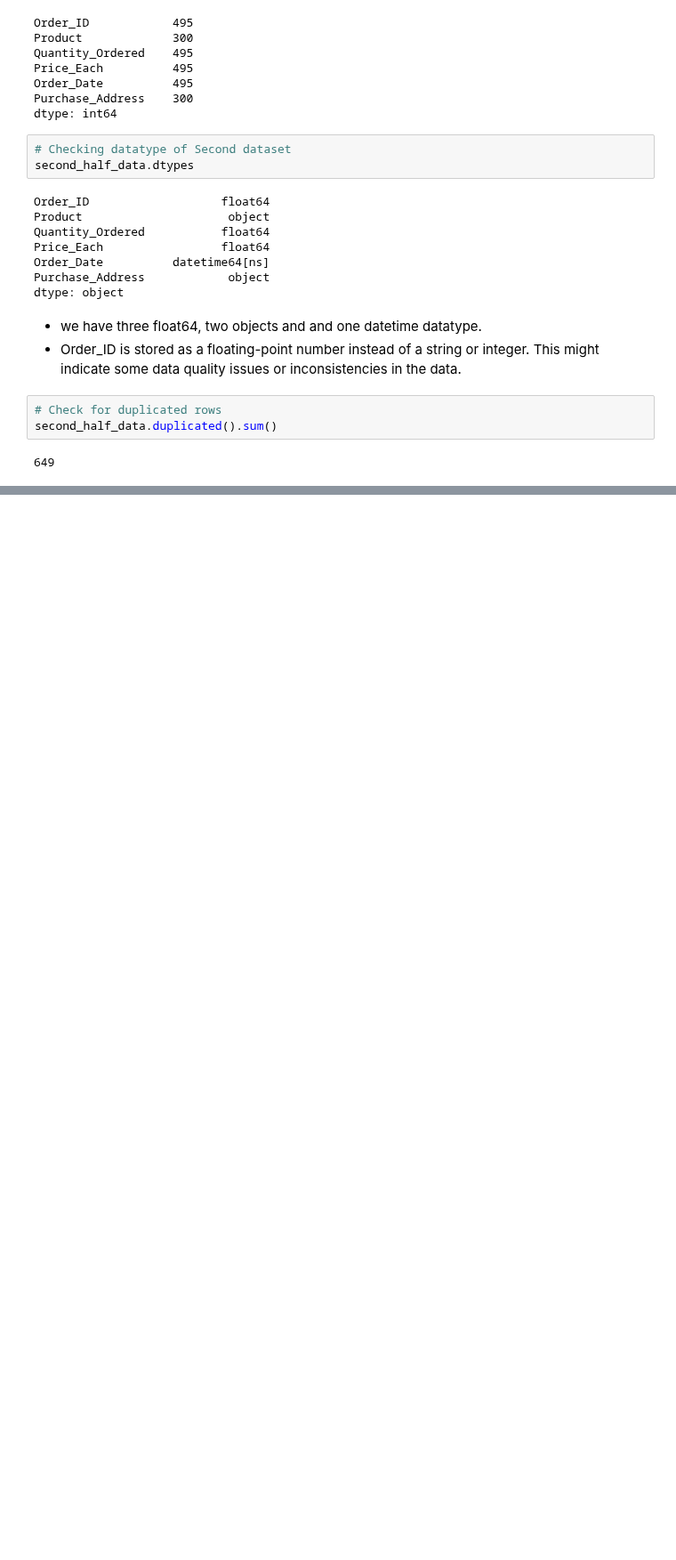
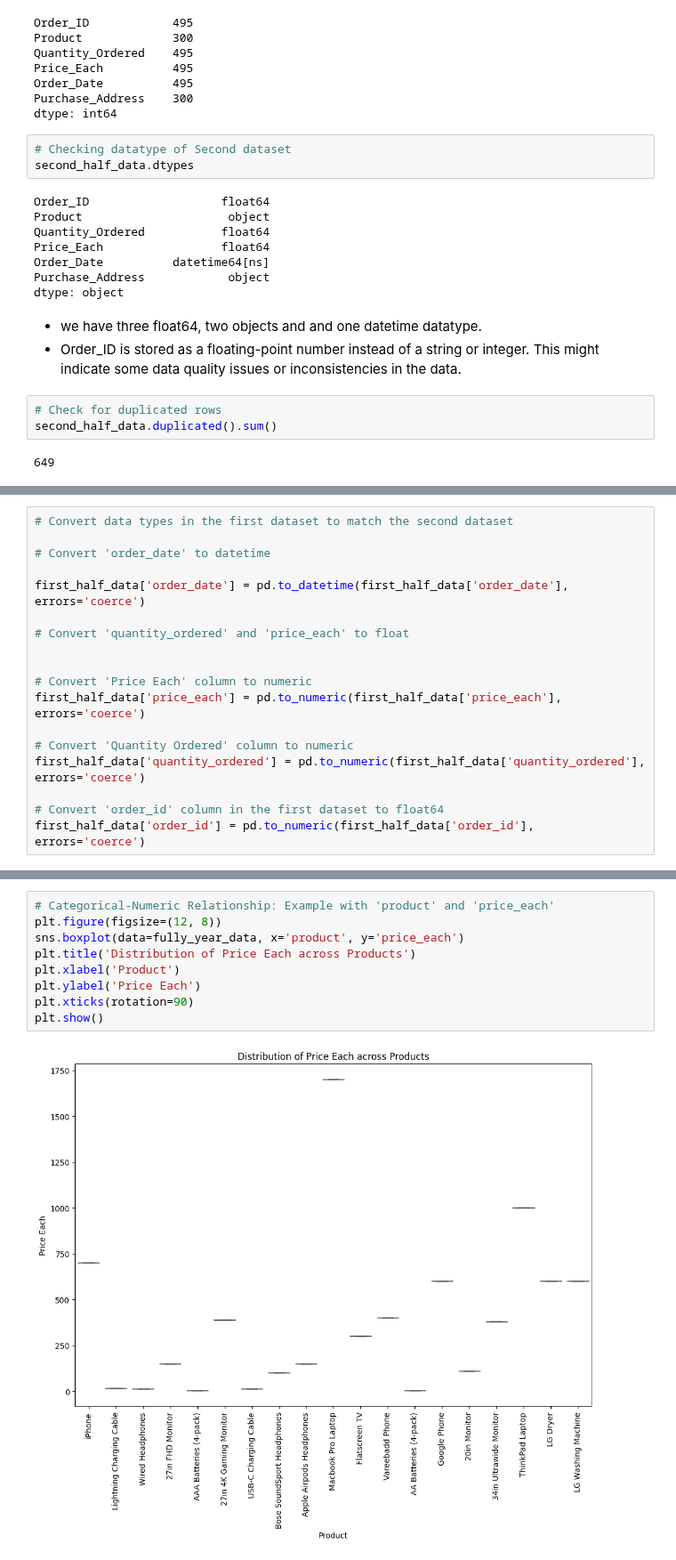
Before and after one commit to pk-aduyaw/Sales-Analysis-with-Power-BI, a Jupyter notebook: Notebook/sales_analysis.ipynb, the cells around one changed output, grey strips where cells are left out. Shown at 89% size. Drawn from its saved outputs; the diff is of its cells as text; blank space fills up the shorter version.

```diff
--- a/Notebook/sales_analysis.ipynb
+++ b/Notebook/sales_analysis.ipynb
@@ -354,0 +447,18 @@ second_half_data.duplicated().sum()
+# %%
+# Convert data types in the first dataset to match the second dataset
+
+# Convert 'order_date' to datetime
+
+first_half_data['order_date'] = pd.to_datetime(first_half_data['order_date'], errors='coerce')
+
+# Convert 'quantity_ordered' and 'price_each' to float
+
+
+# Convert 'Price Each' column to numeric
+first_half_data['price_each'] = pd.to_numeric(first_half_data['price_each'], errors='coerce')
+
+# Convert 'Quantity Ordered' column to numeric
+first_half_data['quantity_ordered'] = pd.to_numeric(first_half_data['quantity_ordered'], errors='coerce')
+
+# Convert 'order_id' column in the first dataset to float64
+first_half_data['order_id'] = pd.to_numeric(first_half_data['order_id'], errors='coerce')
@@ -354,0 +712,11 @@ second_half_data.duplicated().sum()
+# %%
+# Categorical-Numeric Relationship: Example with 'product' and 'price_each'
+plt.figure(figsize=(12, 8))
+sns.boxplot(data=fully_year_data, x='product', y='price_each')
+plt.title('Distribution of Price Each across Products')
+plt.xlabel('Product')
+plt.ylabel('Price Each')
+plt.xticks(rotation=90)
+plt.show()
+# %% [output]
+[figure, added]
```
Also changed, not shown: parts of 46 cells of this notebook.
